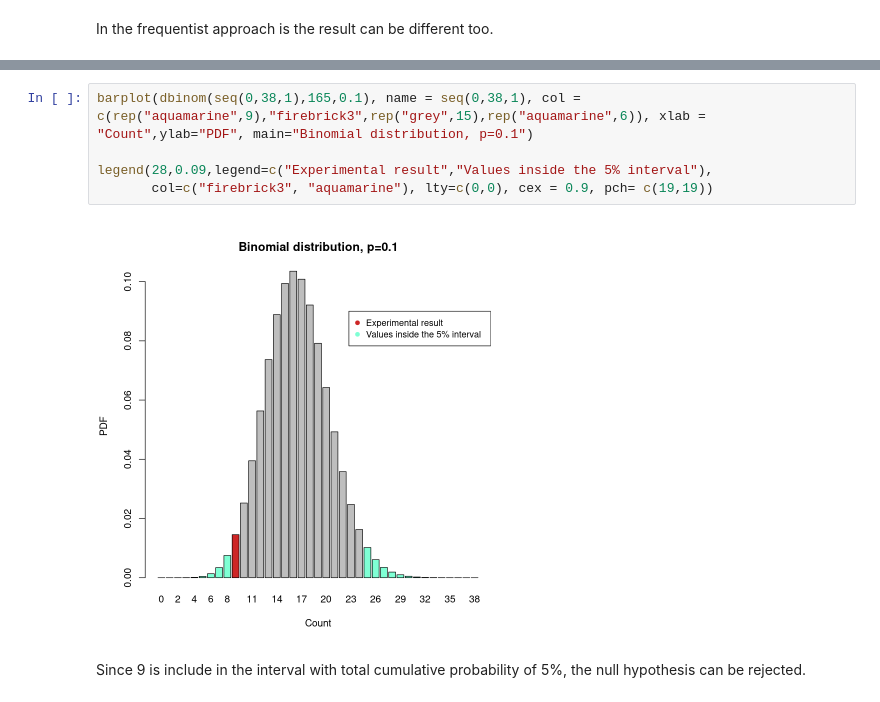
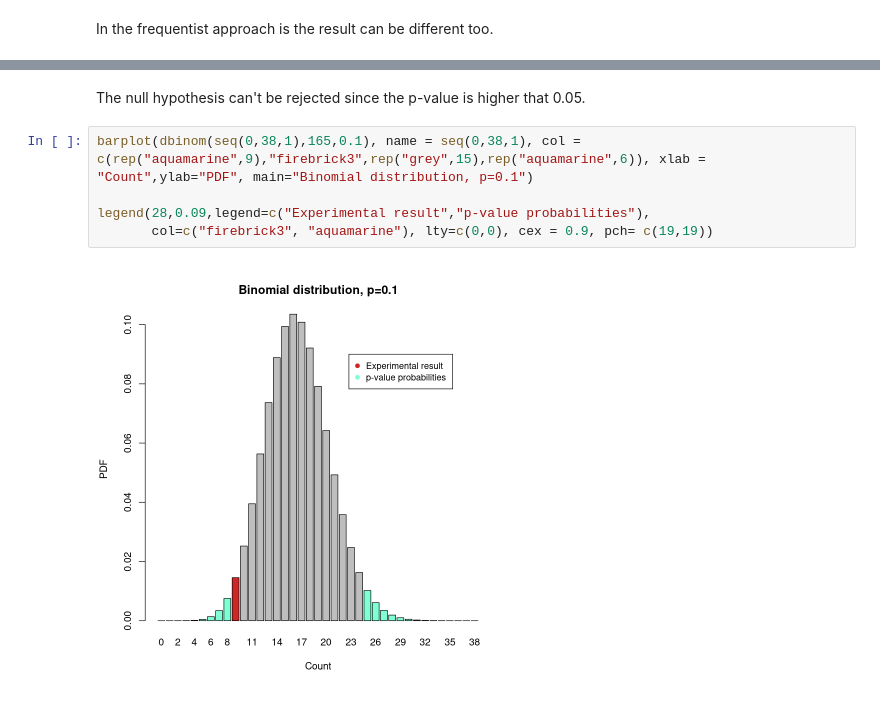
Before and after one commit to Confizolo/PoDProjects, a Jupyter notebook: ASfPA/Ex07/ConfortoFilippo_Rlabsession7.ipynb, the cells around one changed output, grey strips where cells are left out. Saved outputs shown, nothing was run; the diff lists cells and outputs as text.

```diff
--- a/ASfPA/Ex07/ConfortoFilippo_Rlabsession7.ipynb
+++ b/ASfPA/Ex07/ConfortoFilippo_Rlabsession7.ipynb
@@ -351,9 +342,9 @@ The interval between 5 and 18 has a total cumulative probability of 0.959
+# %% [markdown]
+The null hypothesis can't be rejected since the p-value is higher that 0.05.
 # %%
 barplot(dbinom(seq(0,38,1),165,0.1), name = seq(0,38,1), col = c(rep("aquamarine",9),"firebrick3",rep("grey",15),rep("aquamarine",6)), xlab = "Count",ylab="PDF", main="Binomial distribution, p=0.1")
 
-legend(28,0.09,legend=c("Experimental result","Values inside the 5% interval"),
+legend(28,0.09,legend=c("Experimental result","p-value probabilities"),
        col=c("firebrick3", "aquamarine"), lty=c(0,0), cex = 0.9, pch= c(19,19))
 # %% [output]
-[figure, old version]
+[figure, new version]
-# %% [markdown]
-Since 9 is include in the interval with total cumulative probability of 5%, the null hypothesis can be rejected.
```
Also changed, not shown: parts of 33 cells of this notebook, 44 other files.
